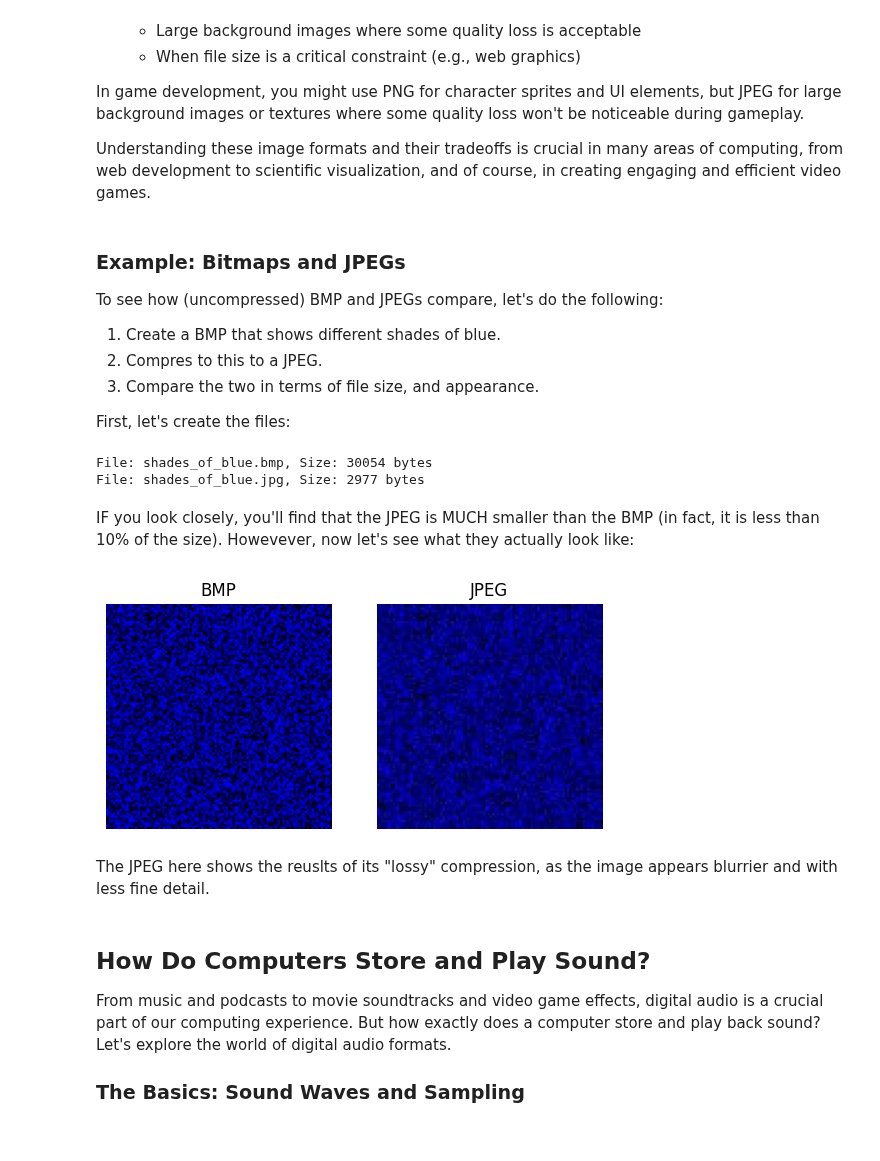
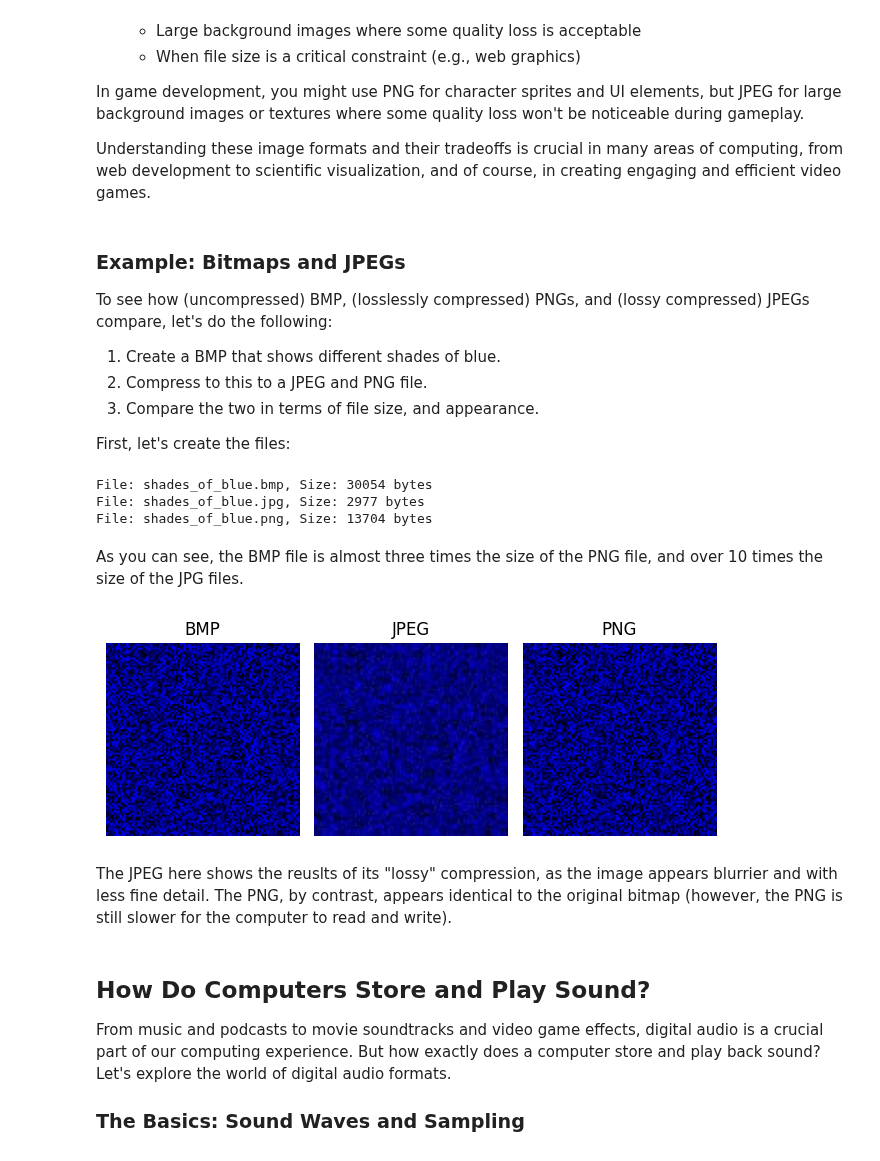
Before and after one commit to brendanpshea/computing_concepts_python, a Jupyter notebook: IntroCS_02_FileFormats_PacMan.ipynb, the cells around one changed output. Drawn from its saved outputs; the diff is of its cells as text; code cells hidden in the pictures.

```diff
--- a/IntroCS_02_FileFormats_PacMan.ipynb
+++ b/IntroCS_02_FileFormats_PacMan.ipynb
@@ -765,10 +765,10 @@ In game development, you might use PNG for character sprites and UI elements, bu
 Understanding these image formats and their tradeoffs is crucial in many areas of computing, from web development to scientific visualization, and of course, in creating engaging and efficient video games.
 # %% [markdown]
 ### Example: Bitmaps and JPEGs
-To see how (uncompressed) BMP and JPEGs compare, let's do the following:
+To see how (uncompressed) BMP, (losslessly compressed) PNGs, and (lossy compressed) JPEGs compare, let's do the following:
 
 1. Create a BMP that shows different shades of blue.
-2. Compres to this to a JPEG.
+2. Compress to this to a JPEG and PNG file.
 3. Compare the two in terms of file size, and appearance.
 
 First, let's create the files:
@@ -793,44 +793,56 @@ shades_of_blue[:, :, 2] = np.random.randint(0, 256, size=(100, 100))  # Random b
 # Create a PIL Image object from the NumPy array
 img = Image.fromarray(shades_of_blue)
 
-# Save the image as BMP and JPEG
+# Save the image as BMP, JPEG, and PNG
 img.save('shades_of_blue.bmp')
 img.save('shades_of_blue.jpg', 'JPEG')
+img.save('shades_of_blue.png', 'PNG')
 
 # Display file information
 print_file_info('shades_of_blue.bmp')
 print_file_info('shades_of_blue.jpg')
+print_file_info('shades_of_blue.png')
 # %% [output]
 File: shades_of_blue.bmp, Size: 30054 bytes
 File: shades_of_blue.jpg, Size: 2977 bytes
+File: shades_of_blue.png, Size: 13704 bytes
-# %% [markdown]
-IF you look closely, you'll find that the JPEG is MUCH smaller than the BMP (in fact, it is less than 10% of the size). Howevever, now let's see what they actually look like:
+# %% [markdown]
+As you can see, the BMP file is almost three times the size of the PNG file, and over 10 times the size of the JPG files.
 # %%
 import matplotlib.pyplot as plt
 
 # Load the images
 img_bmp = Image.open('shades_of_blue.bmp')
 img_jpg = Image.open('shades_of_blue.jpg')
+img_png = Image.open('shades_of_blue.png')
 
-# Create a figure with two subplots
-fig, axs = plt.subplots(1, 2)
+# Create a figure with three subplots
+fig, axs = plt.subplots(1, 3)
 
 # Display the BMP image in the first subplot
 axs[0].imshow(img_bmp)
 axs[0].axis('off')
 axs[0].set_title('BMP')
 
 # Display the JPEG image in the second subplot
 axs[1].imshow(img_jpg)
 axs[1].axis('off')
 axs[1].set_title('JPEG')
 
+# Display the PNG files in the third subplot
+axs[2].imshow(img_png)
+axs[2].axis('off')
+axs[2].set_title('PNG')
+
+# Adjust the spacing between subplots
+plt.tight_layout()
+
 # Show the figure
 plt.show()
 # %% [output]
-[figure, old version]
+[figure, new version]
 # %% [markdown]
-The JPEG here shows the reuslts of its "lossy" compression, as the image appears blurrier and with less fine detail.
+The JPEG here shows the reuslts of its "lossy" compression, as the image appears blurrier and with less fine detail. The PNG, by contrast, appears identical to the original bitmap (however, the PNG is still slower for the computer to read and write).
 # %% [markdown]
 ## How Do Computers Store and Play Sound?
 
```
